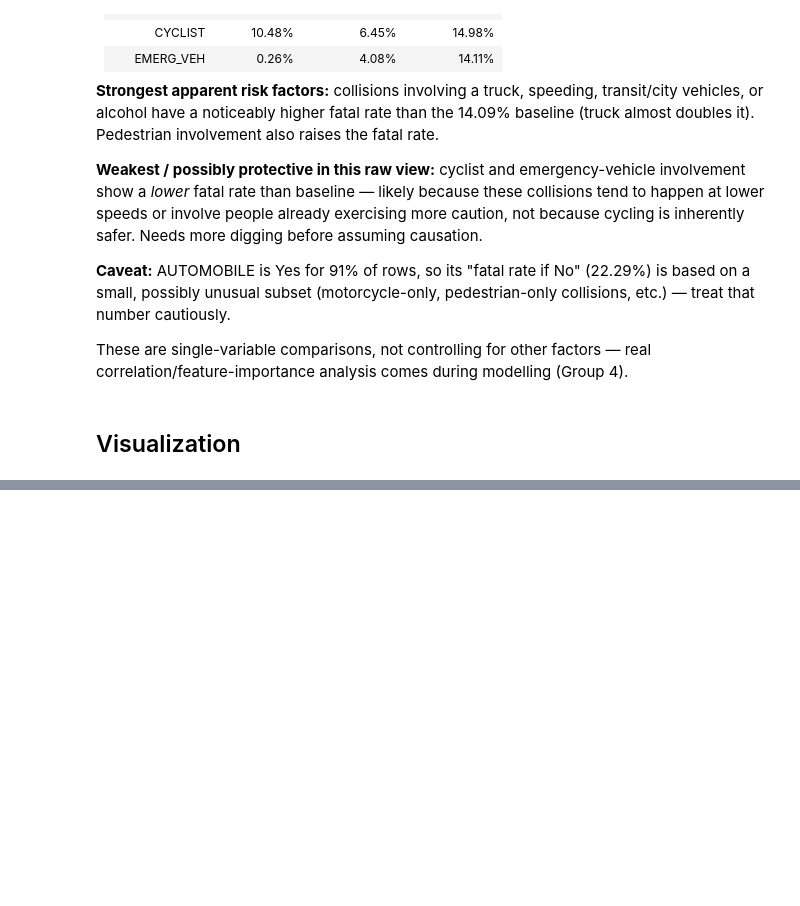
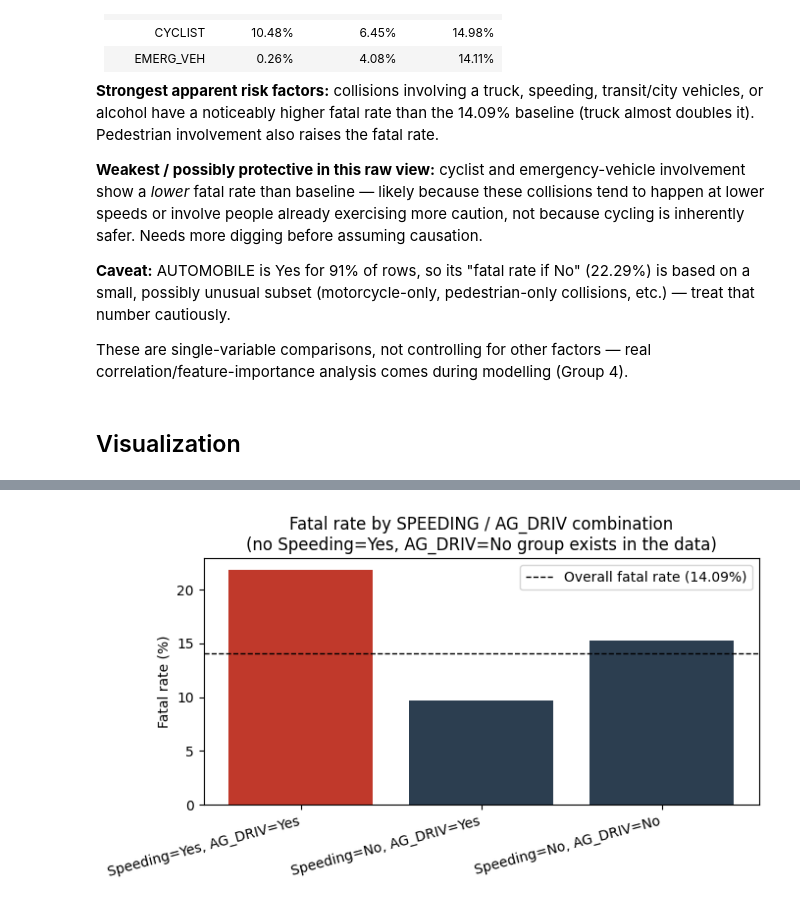
Before and after one commit to LazyT-pixel/KSI-Project, a Jupyter notebook: notebooks/03_exploration_group3_flags.ipynb, the cells around one changed output, grey strips where cells are left out. Drawn from its saved outputs; the diff is of its cells as text; code cells hidden in the pictures; blank space fills up the shorter version.

Commit message:
Add cross-group synthesis with two new bivariate findings (SPEEDING/AG_DRIV overlap, RDSFCOND speeding-rate reversal); update report accordingly

```diff
--- a/notebooks/03_exploration_group3_flags.ipynb
+++ b/notebooks/03_exploration_group3_flags.ipynb
@@ -102,0 +110,22 @@ plt.show()
+# %%
+def is_yes(s):
+    return s.astype(str).str.strip().str.lower() == 'yes'
+
+speeding = is_yes(df['SPEEDING'])
+agdriv = is_yes(df['AG_DRIV'])
+
+combo_rows = []
+for s_val, s_label in [(True, 'Speeding=Yes'), (False, 'Speeding=No')]:
+    for a_val, a_label in [(True, 'AG_DRIV=Yes'), (False, 'AG_DRIV=No')]:
+        mask = (speeding == s_val) & (agdriv == a_val)
+        n = mask.sum()
+        rate = df.loc[mask, 'FATAL'].mean() * 100 if n > 0 else float('nan')
+        combo_rows.append((s_label, a_label, n, rate))
+
+combo = pd.DataFrame(combo_rows, columns=['speeding', 'ag_driv', 'n', 'fatal_rate_pct'])
+print(combo.to_string(index=False))
+print()
+pct_overlap_when_speeding = agdriv[speeding].mean() * 100
+pct_overlap_when_not = agdriv[~speeding].mean() * 100
+print(f"% of SPEEDING=Yes records that are also AG_DRIV=Yes: {pct_overlap_when_speeding:.1f}%")
+print(f"% of SPEEDING=No records that are also AG_DRIV=Yes: {pct_overlap_when_not:.1f}%")
@@ -102,0 +152,19 @@ plt.show()
+# %%
+import matplotlib.pyplot as plt
+
+combo_plot = combo.dropna(subset=['fatal_rate_pct']).copy()
+combo_plot['label'] = combo_plot['speeding'] + ', ' + combo_plot['ag_driv']
+
+fig, ax = plt.subplots(figsize=(7, 4))
+colors = ['#c0392b' if 'Speeding=Yes' in l else '#2c3e50' for l in combo_plot['label']]
+ax.bar(combo_plot['label'], combo_plot['fatal_rate_pct'], color=colors)
+ax.axhline(df['FATAL'].mean() * 100, color='black', linestyle='--', linewidth=1, label='Overall fatal rate (14.09%)')
+ax.set_ylabel('Fatal rate (%)')
+ax.set_title('Fatal rate by SPEEDING / AG_DRIV combination\n(no Speeding=Yes, AG_DRIV=No group exists in the data)')
+ax.legend()
+plt.xticks(rotation=15, ha='right')
+plt.tight_layout()
+plt.savefig('/sessions/eager-awesome-newton/mnt/outputs/charts/group3_speeding_agdriv_overlap.png', dpi=150)
+plt.show()
+# %% [output]
+[figure, added]
```
Also changed, not shown: parts of 8 cells of this notebook, 3 other files.
